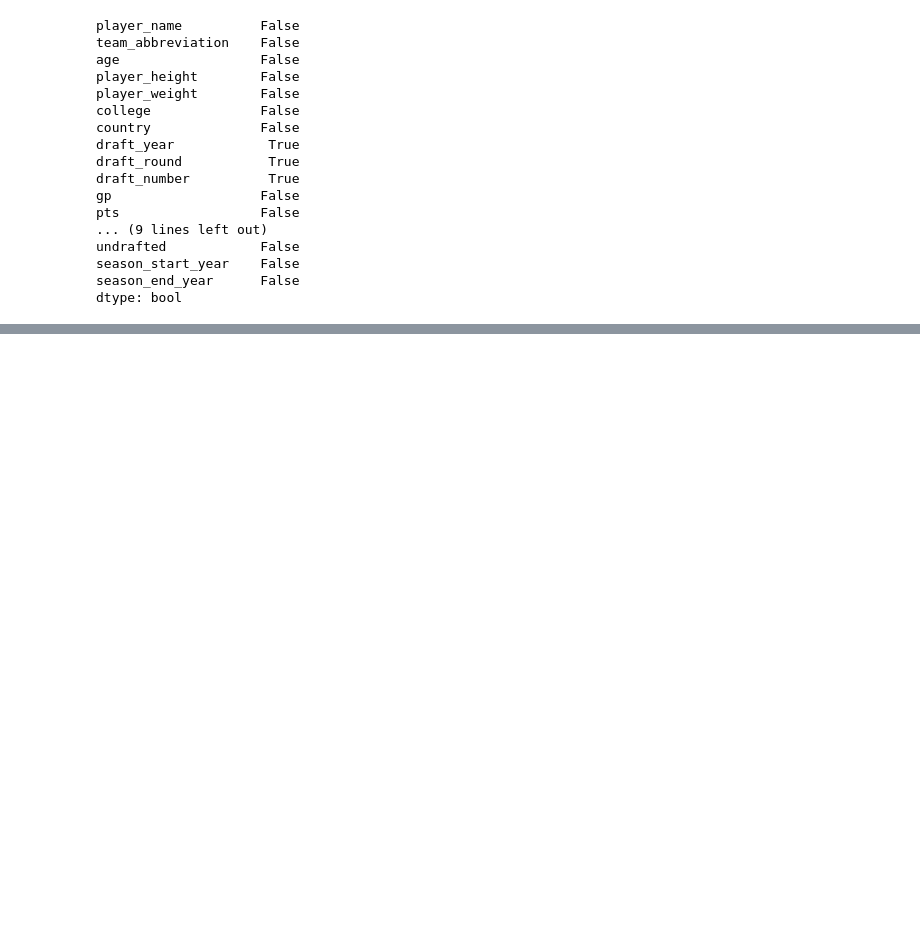
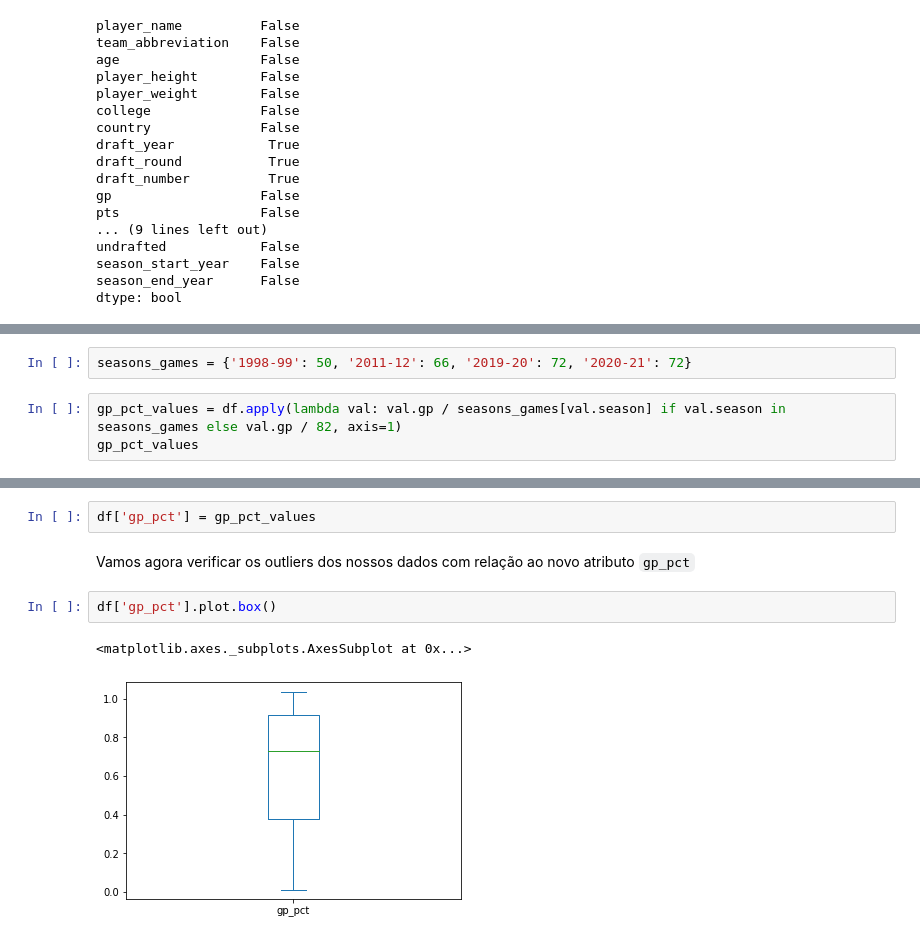
Before and after one commit to tta13/NBA-data-analysis, a Jupyter notebook: code.ipynb, the cells around one changed output, grey strips where cells are left out. Saved outputs shown, nothing was run; the diff lists cells and outputs as text; blank space fills up the shorter version.

```diff
--- a/code.ipynb
+++ b/code.ipynb
@@ -1041,0 +1078,5 @@ dtype: bool
+# %%
+seasons_games = {'1998-99': 50, '2011-12': 66, '2019-20': 72, '2020-21': 72}
+# %%
+gp_pct_values = df.apply(lambda val: val.gp / seasons_games[val.season] if val.season in seasons_games else val.gp / 82, axis=1)
+gp_pct_values
@@ -1041,0 +1096,9 @@ dtype: bool
+# %%
+df['gp_pct'] = gp_pct_values
+# %% [markdown]
+Vamos agora verificar os outliers dos nossos dados com relação ao novo atributo `gp_pct`
+# %%
+df['gp_pct'].plot.box()
+# %% [output]
+<matplotlib.axes._subplots.AxesSubplot at 0x...>
+[figure, added]
```
Also changed, not shown: parts of 78 cells of this notebook.
